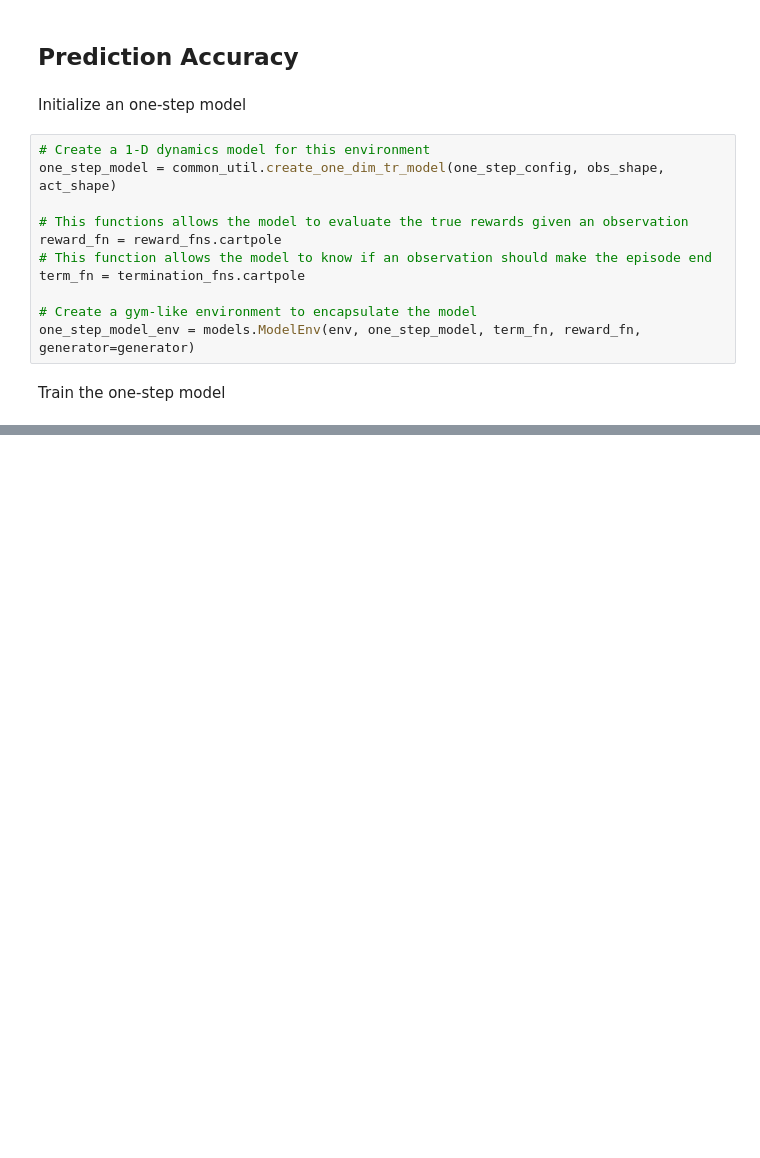
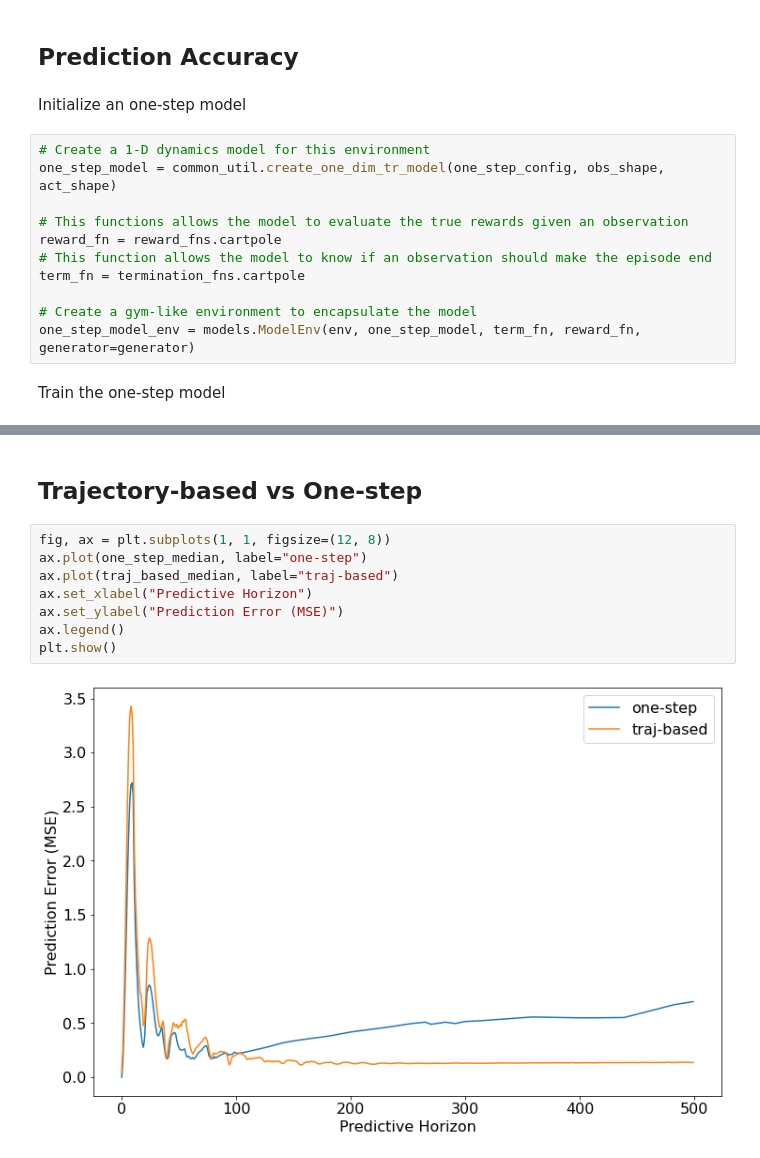
Before and after one commit to facebookresearch/mbrl-lib, a Jupyter notebook: notebooks/traj_based_model.ipynb, the cells around one changed output, grey strips where cells are left out. Drawn from its saved outputs; the diff is of its cells as text; blank space fills up the shorter version.

```diff
--- a/notebooks/traj_based_model.ipynb
+++ b/notebooks/traj_based_model.ipynb
@@ -418,0 +509,12 @@ plt.show()
+# %% [markdown]
+## Trajectory-based vs One-step
+# %%
+fig, ax = plt.subplots(1, 1, figsize=(12, 8))
+ax.plot(one_step_median, label="one-step")
+ax.plot(traj_based_median, label="traj-based")
+ax.set_xlabel("Predictive Horizon")
+ax.set_ylabel("Prediction Error (MSE)")
+ax.legend()
+plt.show()
+# %% [output]
+[figure, added]
```
Also changed, not shown: parts of 18 cells of this notebook.
